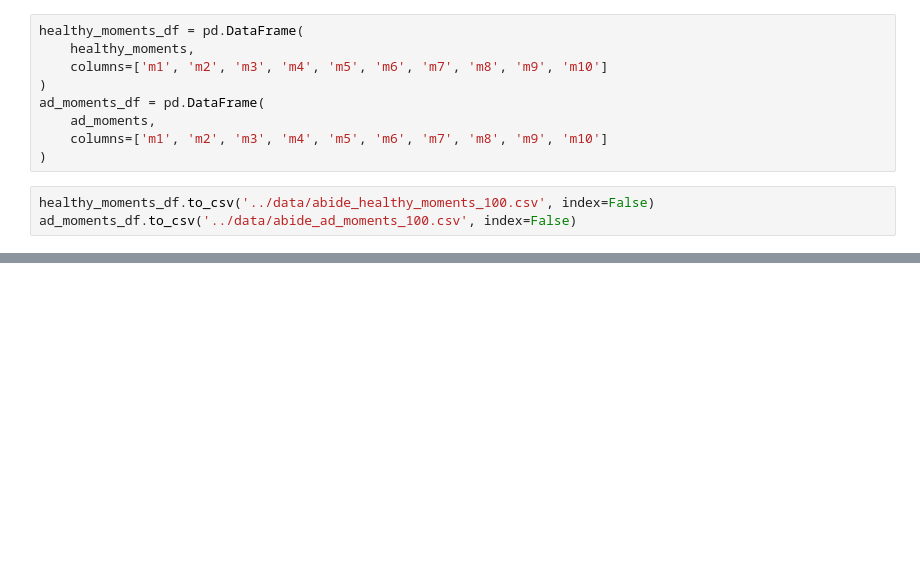
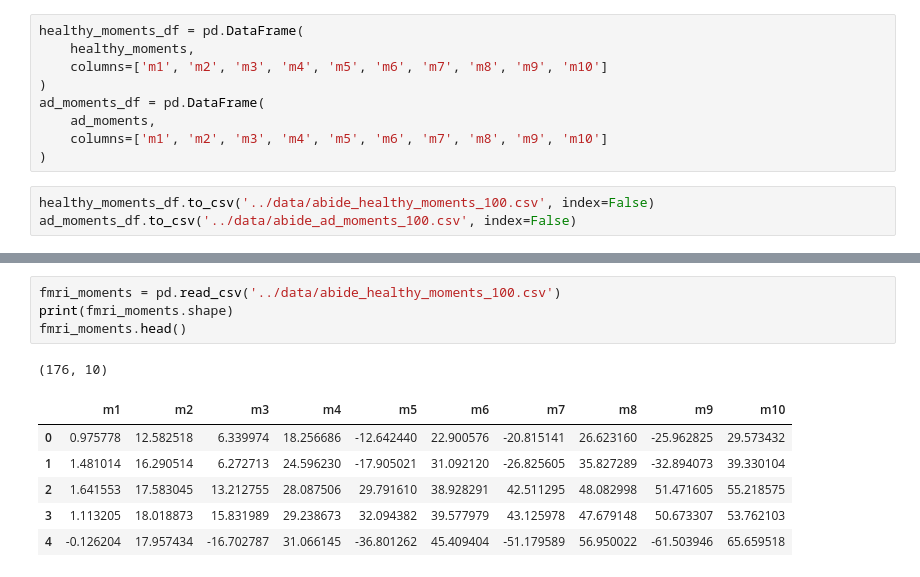
Before and after one commit to alan-w25/ese4380-project, a Jupyter notebook: notebooks/external_data_construction.ipynb, the cells around one changed output, grey strips where cells are left out. Cells and saved outputs as stored; diff of their text form; blank space fills up the shorter version.

```diff
--- a/notebooks/external_data_construction.ipynb
+++ b/notebooks/external_data_construction.ipynb
@@ -260,0 +392,12 @@ ad_moments_df.to_csv('../data/abide_ad_moments_100.csv', index=False)
+# %%
+fmri_moments = pd.read_csv('../data/abide_healthy_moments_100.csv')
+print(fmri_moments.shape)
+fmri_moments.head()
+# %% [output]
+(176, 10)
+|  | m1 | m2 | m3 | m4 | m5 | m6 | m7 | m8 | m9 | m10 |
+| 0 | 0.975778 | 12.582518 | 6.339974 | 18.256686 | -12.642440 | 22.900576 | -20.815141 | 26.623160 | -25.962825 | 29.573432 |
+| 1 | 1.481014 | 16.290514 | 6.272713 | 24.596230 | -17.905021 | 31.092120 | -26.825605 | 35.827289 | -32.894073 | 39.330104 |
+| 2 | 1.641553 | 17.583045 | 13.212755 | 28.087506 | 29.791610 | 38.928291 | 42.511295 | 48.082998 | 51.471605 | 55.218575 |
+| 3 | 1.113205 | 18.018873 | 15.831989 | 29.238673 | 32.094382 | 39.577979 | 43.125978 | 47.679148 | 50.673307 | 53.762103 |
+| 4 | -0.126204 | 17.957434 | -16.702787 | 31.066145 | -36.801262 | 45.409404 | -51.179589 | 56.950022 | -61.503946 | 65.659518 |
```
Also changed, not shown: parts of 10 cells of this notebook, 2 other files.
